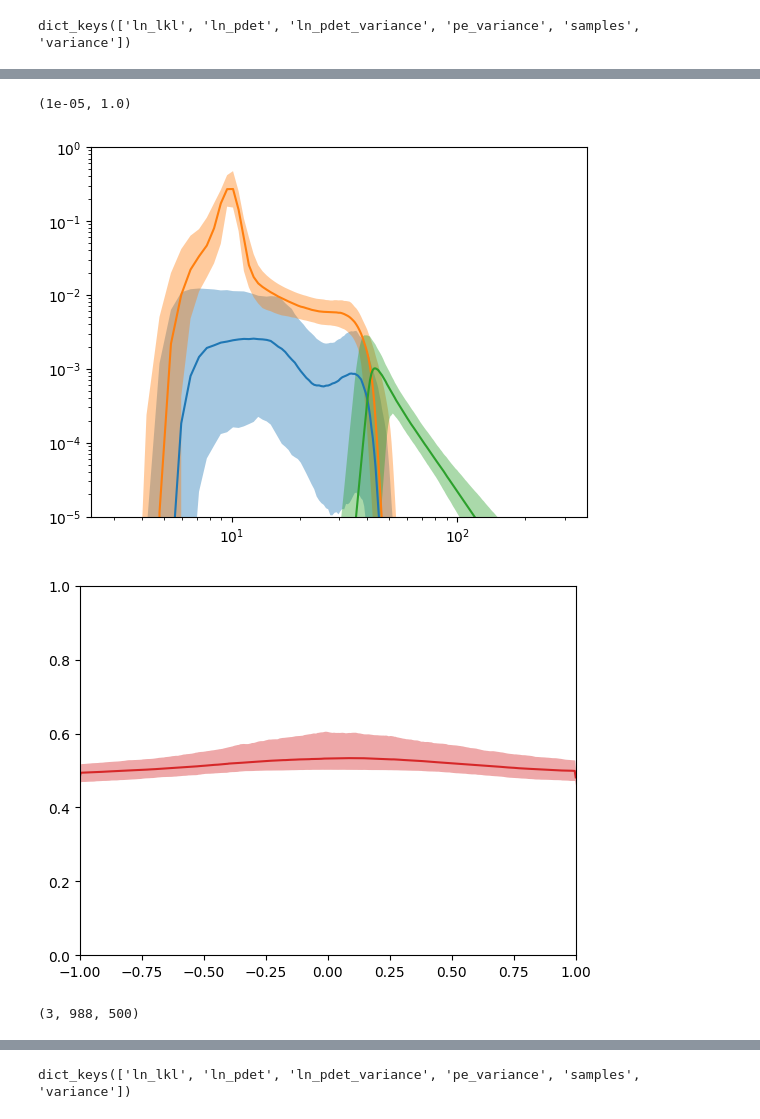
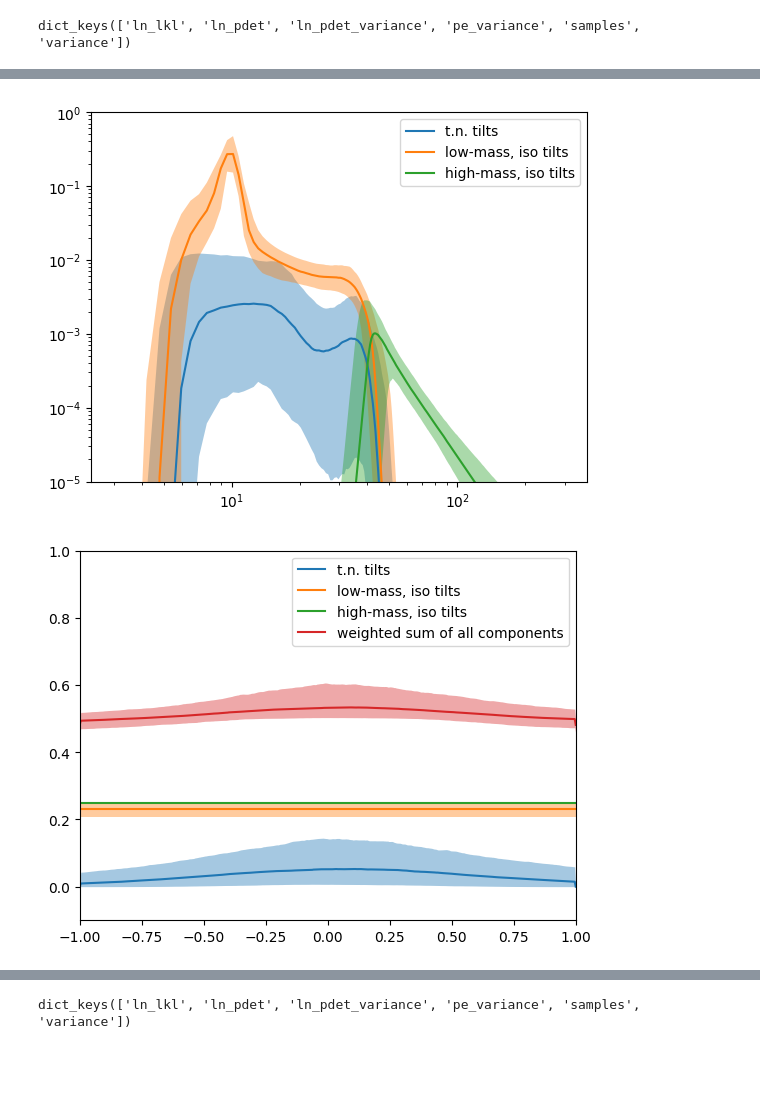
Before and after one commit to noahewolfe/tilts-and-kicks, a Jupyter notebook: code/strong/inspect.ipynb, the cells around one changed output, grey strips where cells are left out. Cells and saved outputs as stored; diff of their text form; code cells hidden in the pictures; blank space fills up the shorter version.

```diff
--- a/code/strong/inspect.ipynb
+++ b/code/strong/inspect.ipynb
@@ -12,0 +18,10 @@ from util import logtrapz
+# %%
+posterior_var1 = h5ify.load('/home/noah.wolfe/projects/tilts-and-kicks/data/inference/strong/onemass-xphm-gwtc3-var1/posterior.h5')
+posterior_var1 = dict(**posterior_var1, **{k : v for k, v in posterior_var1['samples'].items()})
+# %%
+prior = h5ify.load('/home/noah.wolfe/projects/tilts-and-kicks/data/inference/strong/onemass-xphm-gwtc3-var5/prior.h5')
+
+mask = prior['variance'] < 1
+prior_masked = dict(variance=prior['variance'][mask], **{k : v[mask] for k, v in prior['samples'].items()})
+
+prior = dict(variance=prior['variance'], **{k : v for k, v in prior['samples'].items()})
@@ -197,0 +254,2 @@ fig.savefig(f'{datadir}/twomass/ppds/mass1.png')
+# %%
+ppds = h5ify.load(f'{datadir}/twomass/ppds.h5')
@@ -204,31 +264,32 @@ xs = jnp.linspace(3, 300, 500)
 for i, key in enumerate(['', 'iso', 'high_iso']):
     if key == '':
         weight = posterior['samples']['xi_spin'][:, None]
+        label = 't.n. tilts'
     elif key == 'iso':
         weight = 1 - posterior['samples']['xi_spin'][:, None]
+        label = 'low-mass, iso tilts'
     else:
         weight = 1
+        label = 'high-mass, iso tilts'
 
     if key != '':
         key = f'_{key}'
 
     prob = weight * jnp.exp(ppds[f'{param}{key}'])
+
     med = jnp.median(prob, axis=0)
     q05 = jnp.quantile(prob, 0.05, axis=0)
     q95 = jnp.quantile(prob, 0.95, axis=0)
 
-    ax.plot(xs, med, color=f'C{i}')
+    ax.plot(xs, med, color=f'C{i}', label=label)
     ax.fill_between(xs, q05, q95, alpha=0.4, color=f'C{i}', lw=0)
 
 ax.loglog();
 
 ax.set_ylim(1e-5, 1e0)
 
-ax.legend(
-    handles=[
+ax.legend();
 
-    ]
-)
+fig.savefig(f'{datadir}/twomass/ppds/mass1.png')
 # %% [output]
-(1e-05, 1.0)
-[figure, old version]
+[figure, new version]
@@ -249,48 +304,49 @@ probs = []
 for i, key in enumerate(['', 'iso', 'high_iso']):
     if key == '':
         weight = posterior['samples']['xi_spin'][:, None]
+        label = 't.n. tilts'
     elif key == 'iso':
         weight = 1 - posterior['samples']['xi_spin'][:, None]
+        label = 'low-mass, iso tilts'
     else:
         weight = 1
+        label = 'high-mass, iso tilts'
 
     if key != '':
         key = f'_{key}'
 
     if key == '':
         prob = weight * jnp.exp(ppds[f'{param}{key}'])
     elif key in ['_iso', '_high_iso']:
         prob = weight * jnp.ones((988, 500)) / 4
 
     probs.append(prob)
 
-    #med = jnp.median(prob, axis=0)
-    #q05 = jnp.quantile(prob, 0.05, axis=0)
-    #q95 = jnp.quantile(prob, 0.95, axis=0)
+    med = jnp.median(prob, axis=0)
+    q05 = jnp.quantile(prob, 0.05, axis=0)
+    q95 = jnp.quantile(prob, 0.95, axis=0)
 
-    #ax.plot(xs, med, color=f'C{i}')
-    #ax.fill_between(xs, q05, q95, alpha=0.4, color=f'C{i}', lw=0)
+    ax.plot(xs, med, color=f'C{i}', label=label)
+    ax.fill_between(xs, q05, q95, alpha=0.4, color=f'C{i}', lw=0)
 
 probs = jnp.array(probs)
 probs = jnp.sum(probs, axis=0)
 
 med = jnp.median(probs, axis=0)
 q05 = jnp.quantile(probs, 0.05, axis=0)
 q95 = jnp.quantile(probs, 0.95, axis=0)
 
-ax.plot(xs, med, color=f'C3')
+ax.plot(xs, med, color=f'C3', label='weighted sum of all components')
 ax.fill_between(xs, q05, q95, alpha=0.4, color=f'C3', lw=0)
 
-ax.set_ylim(0, 1.0)
+ax.set_ylim(-0.1, 1.0)
 ax.set_xlim(-1, 1)
 
+ax.legend()
+
 fig.savefig(f'{datadir}/twomass/ppds/costilt.png')
 # %% [output]
-[figure, old version]
+[figure, new version]
-# %%
-probs.shape
-# %% [output]
-(3, 988, 500)
 # %%
 fig, ax = plt.subplots()
 
```
Also changed, not shown: parts of 11 cells of this notebook, 5 other files.
